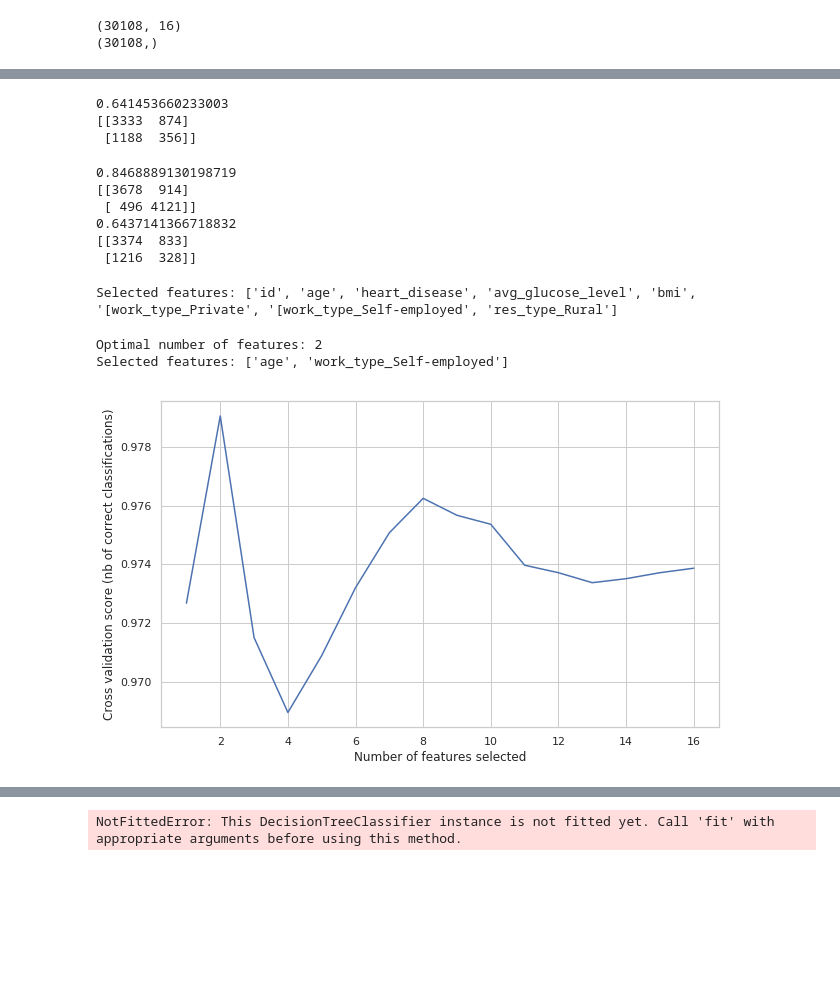
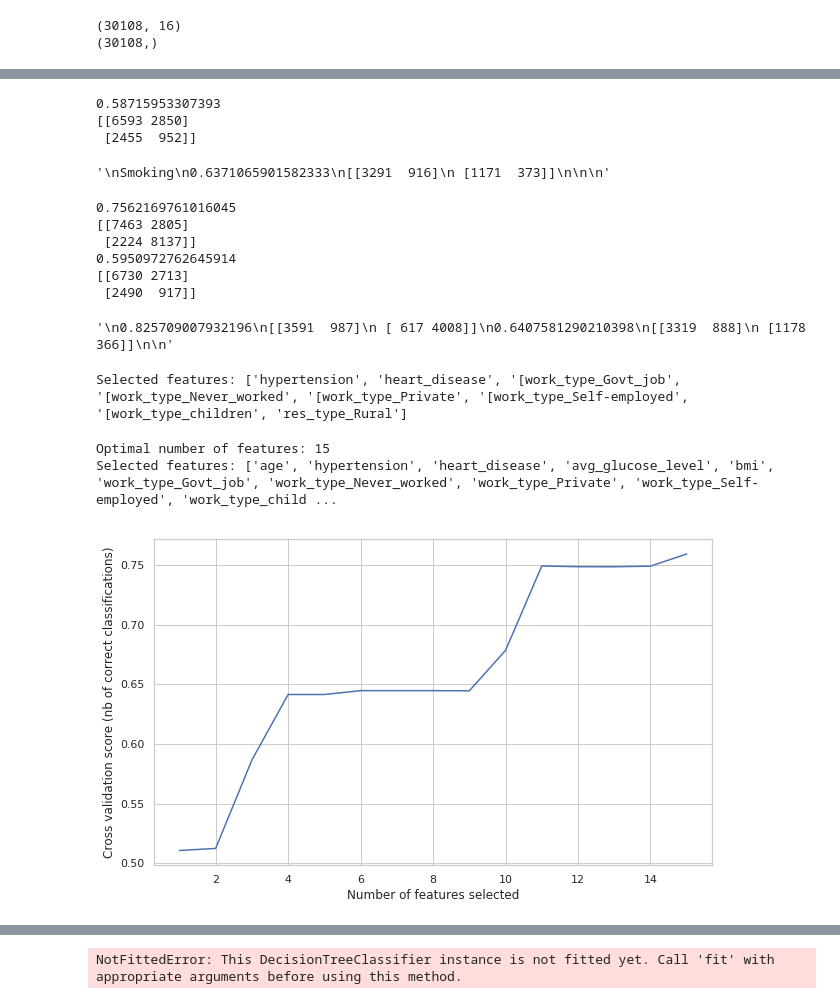
Before and after one commit to nCheck/eyantra-stroke, a Jupyter notebook: demographic-ml/stroke-all-classifier.ipynb, the cells around one changed output, grey strips where cells are left out. Cells and saved outputs as stored; diff of their text form; code cells hidden in the pictures; blank space fills up the shorter version.

```diff
--- a/demographic-ml/stroke-all-classifier.ipynb
+++ b/demographic-ml/stroke-all-classifier.ipynb
@@ -17,8 +17,8 @@ trainData = pd.read_csv("train.csv")
 
 #Not Significant for Strokes
 
-trainData = trainData.drop( columns=['ever_married', 'gender'] )
-testData = testData.drop( columns=['ever_married', 'gender'] )
+trainData = trainData.drop( columns=['ever_married', 'gender', 'id'] )
+testData = testData.drop( columns=['ever_married', 'gender', 'id'] )
 
 #Filling Missing BMI Data === train
 
@@ -96,7 +96,7 @@ print(yTrainDataS.shape)
 #Sampling for removing imbalance
 
 from imblearn.over_sampling import SMOTE,RandomOverSampler,ADASYN
-smote = ADASYN(random_state=0)
+smote = RandomOverSampler(random_state=0)
 
 xTrainDataNS, yTrainDataNS = smote.fit_sample(xTrainDataNS, yTrainDataNS)
 xTrainDataS, yTrainDataS = smote.fit_sample(xTrainDataS, yTrainDataS)
@@ -231,14 +250,31 @@ print(metrics.confusion_matrix(y_test, predictions))
 # %%
-#SVM on Test
+#RidgeClassifier
 
-predictions = model.predict(xTestDataNS)
+predictions = model.predict(xTestDataS)
 
-print(model.score(xTestDataNS, yTestDataNS))
-print(metrics.confusion_matrix(yTestDataNS, predictions))
+
+print(model.score(xTestDataS, yTestDataS))
+print(metrics.confusion_matrix(yTestDataS, predictions))
+
+"""
+Smoking
+
+0.58715953307393
+[[6593 2850]
+ [2455  952]]
+
+
+0.6371065901582333
+[[3291  916]
+ [1171  373]]
+
+
+"""
 # %% [output]
-0.641453660233003
-[[3333  874]
- [1188  356]]
+0.58715953307393
+[[6593 2850]
+ [2455  952]]
+'\nSmoking\n0.6371065901582333\n[[3291  916]\n [1171  373]]\n\n\n'
 # %%
 #Logistic Reg
 
@@ -256,17 +292,18 @@ print(metrics.confusion_matrix(y_test, predictions))
 
 #LR on Test
 
-predictions = model.predict(xTestDataNS)
+predictions = model.predict(xTestDataS)
 
-print(model.score(xTestDataNS, yTestDataNS))
-print(metrics.confusion_matrix(yTestDataNS, predictions))
+
+print(model.score(xTestDataS, yTestDataS))
+print(metrics.confusion_matrix(yTestDataS, predictions))
 # %% [output]
-0.8468889130198719
-[[3678  914]
- [ 496 4121]]
-0.6437141366718832
-[[3374  833]
- [1216  328]]
+0.7562169761016045
+[[7463 2805]
+ [2224 8137]]
+0.5950972762645914
+[[6730 2713]
+ [2490  917]]
 # %%
 """
 0.847332391611431
@@ -286,41 +323,53 @@ print(metrics.confusion_matrix(yTestDataNS, predictions))
 [[3319  888]
  [1178  366]]
 
+SMokin
+0.7562169761016045
+[[7463 2805]
+ [2224 8137]]
+0.5950972762645914
+[[6730 2713]
+ [2490  917]]
+
+
+
 """
+# %% [output]
+'\n0.825709007932196\n[[3591  987]\n [ 617 4008]]\n0.6407581290210398\n[[3319  888]\n [1178  366]]\n\n'
 # %%
 import warnings
 warnings.filterwarnings("ignore")
 from sklearn.tree import DecisionTreeClassifier
 from sklearn.feature_selection import RFE
 
-model = DecisionTreeClassifier()
+model = LR()
 # create the RFE model and select 8 attributes
 rfe = RFE(model, 8)
 rfe = rfe.fit(x_train, y_train)
 # summarize the selection of the attributes
 print('Selected features: %s' % list(x_train.columns[rfe.support_]))
 # %% [output]
-Selected features: ['id', 'age', 'heart_disease', 'avg_glucose_level', 'bmi', '[work_type_Private', '[work_type_Self-employed', 'res_type_Rural']
+Selected features: ['hypertension', 'heart_disease', '[work_type_Govt_job', '[work_type_Never_worked', '[work_type_Private', '[work_type_Self-employed', '[work_type_children', 'res_type_Rural']
 # %%
 from sklearn.feature_selection import RFECV
 # Create the RFE object and compute a cross-validated score.
 # The "accuracy" scoring is proportional to the number of correct classifications
-rfecv = RFECV(estimator=DecisionTreeClassifier(), step=1, cv=10, scoring='accuracy')
+rfecv = RFECV(estimator=LR(), step=1, cv=10, scoring='accuracy')
 rfecv.fit(xTrainDataS, yTrainDataS)
 
 print("Optimal number of features: %d" % rfecv.n_features_)
 print('Selected features: %s' % list(xTrainDataS.columns[rfecv.support_]))
 
 # Plot number of features VS. cross-validation scores
 plt.figure(figsize=(10,6))
 plt.xlabel("Number of features selected")
 plt.ylabel("Cross validation score (nb of correct classifications)")
 plt.plot(range(1, len(rfecv.grid_scores_) + 1), rfecv.grid_scores_)
 plt.show()
 # %% [output]
-Optimal number of features: 2
-Selected features: ['age', 'work_type_Self-employed']
+Optimal number of features: 15
+Selected features: ['age', 'hypertension', 'heart_disease', 'avg_glucose_level', 'bmi', 'work_type_Govt_job', 'work_type_Never_worked', 'work_type_Private', 'work_type_Self-employed', 'work_type_child ...
-[figure, old version]
+[figure, new version]
 # %%
 Selected_features = ['age', 'hypertension', 'heart_disease', 'avg_glucose_level', 'bmi', 'work_type_Govt_job',
                     'work_type_Never_worked', 'work_type_Private', 'work_type_Self-employed',
```
Also changed, not shown: parts of 13 cells of this notebook, 2 other files.
